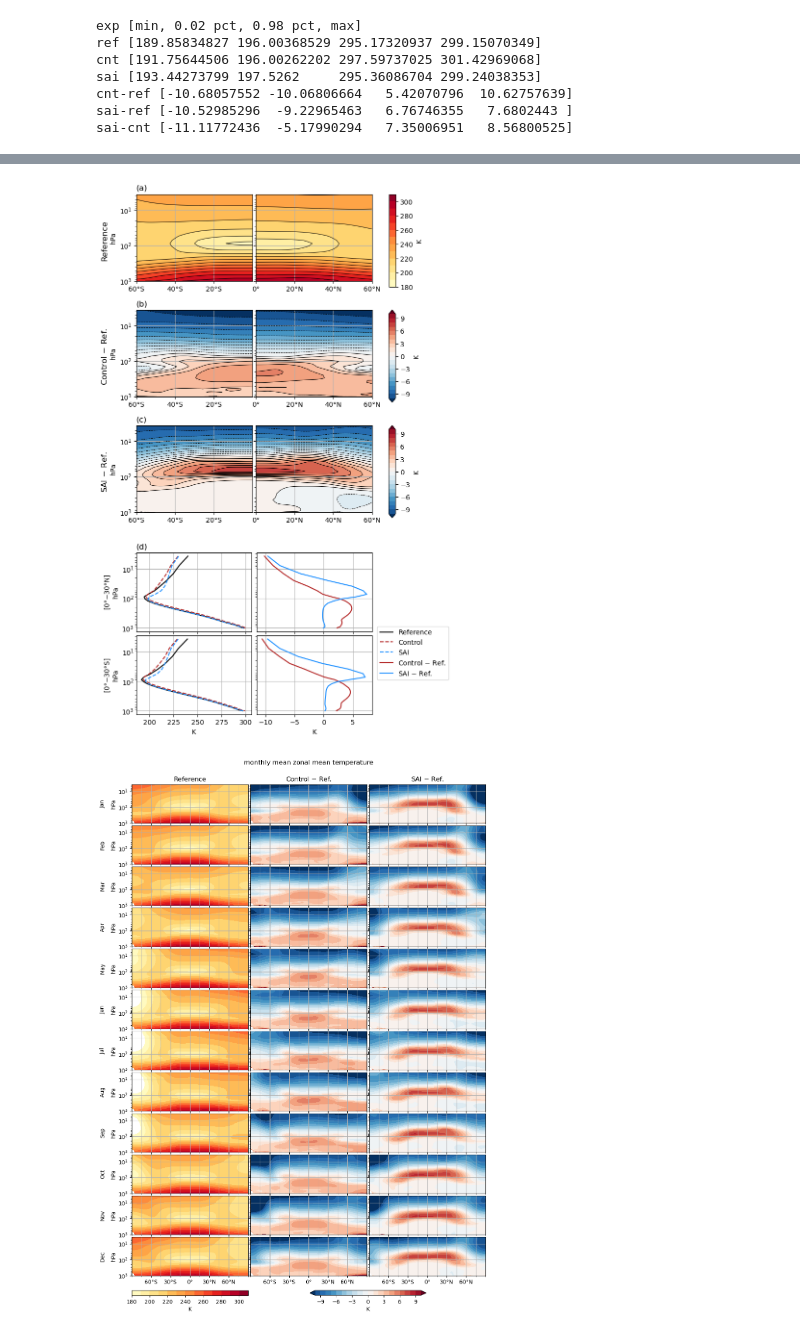
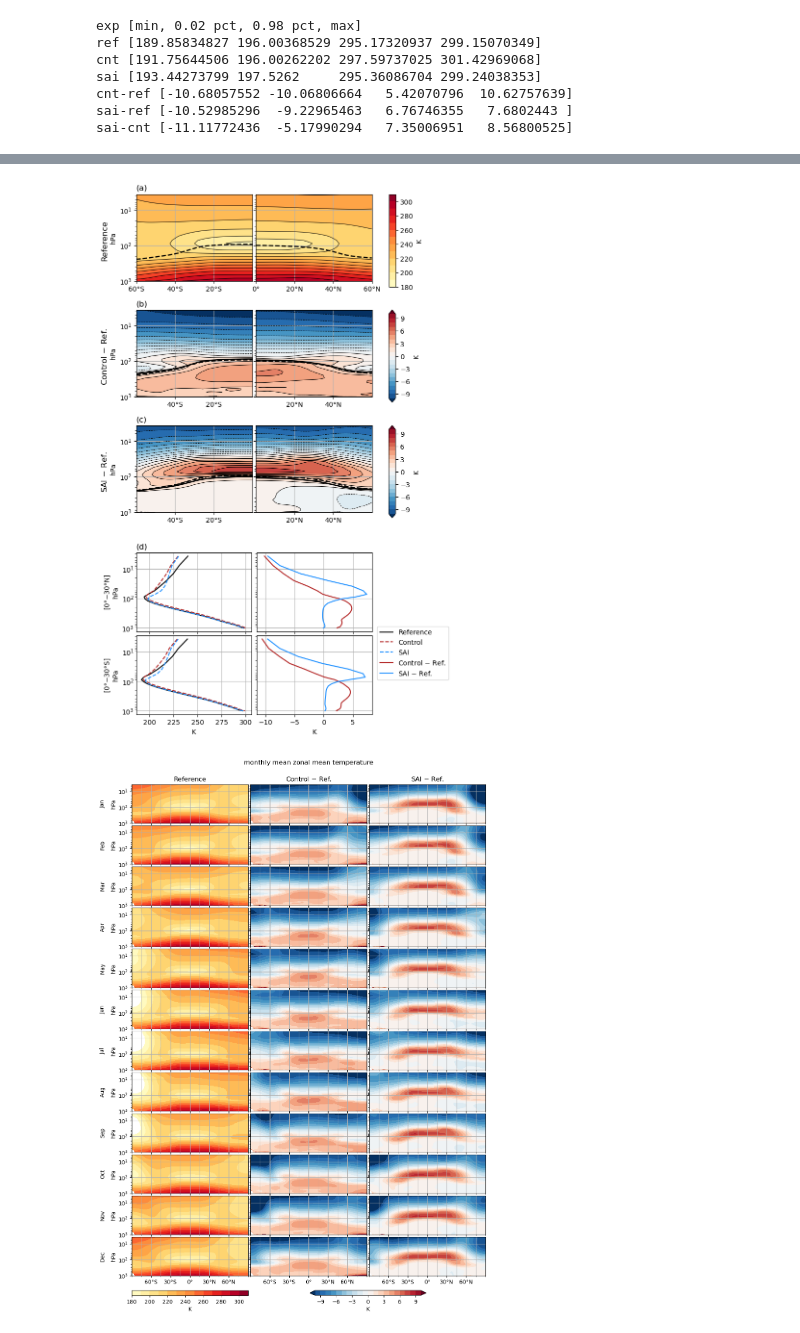
Before and after one commit to JdeJong96/TCs-under-SAI, a Jupyter notebook: analysis/notebooks/Tzm.ipynb, the cells around one changed output, grey strips where cells are left out. Saved outputs shown, nothing was run; the diff lists cells and outputs as text; code cells hidden in the pictures.

```diff
--- a/analysis/notebooks/Tzm.ipynb
+++ b/analysis/notebooks/Tzm.ipynb
@@ -12,6 +12,9 @@ MONTHS_NH = [6,7,8,9,10]  # NH TC season months [1: Jan - 12: Dec]
 MONTHS_SH = [1,2,3,4,5]   # SH TC season months
 # %%
 ds = xr.open_dataset(f'../jobs/{NAME}/data/{NAME}.nc')
+
+# for tropopause contours
+TROP_P = xr.open_dataset('../jobs/TROP_P/data/TROP_P.nc').TROP_P
 
 # add anomalies to datasets
 for exp in ['cnt-ref','sai-ref','sai-cnt']:
@@ -127,6 +143,8 @@ fig.savefig(f'../figures/{NAME}.annualmean.full.pdf', bbox_inches='tight', trans
 # %%
 data_NH = ds[NAME].sel(month=MONTHS_NH, lat=slice(0,60)).weighted(ds.dpm).mean('month')
 data_SH = ds[NAME].sel(month=MONTHS_SH, lat=slice(-60,0)).weighted(ds.dpm).mean('month')
+tpdata_NH = TROP_P.sel(month=MONTHS_NH, lat=slice(0,60)).weighted(ds.dpm).mean(('month','lon'))
+tpdata_SH = TROP_P.sel(month=MONTHS_SH, lat=slice(-60,0)).weighted(ds.dpm).mean(('month','lon'))
 
 cfdata = {
     'a': [data_NH.sel(exp='ref'), data_SH.sel(exp='ref')],
@@ -149,6 +167,8 @@ for i,mfig, in zip('abc', mapfigs.flatten()):
     cfb = axl.contourf(cfdata[i][1].lat, cfdata[i][1].plev/100, cfdata[i][1], **cfkwargs[i])
     cst = axr.contour(cfdata[i][0].lat, cfdata[i][0].plev/100, cfdata[i][0], levels=cft.levels, colors='k', linewidths=0.7)
     csb = axl.contour(cfdata[i][1].lat, cfdata[i][1].plev/100, cfdata[i][1], levels=cfb.levels, colors='k', linewidths=0.7)
+    axl.plot(tpdata_SH.lat, tpdata_SH.sel(exp='ref')/100, c='k', ls='--', lw=1.8)
+    axr.plot(tpdata_NH.lat, tpdata_NH.sel(exp='ref')/100, c='k', ls='--', lw=1.8)
     for ax in (axl, axr):
         ax.set_title('')
         ax.set_xlabel('')
@@ -164,6 +184,13 @@ for i,mfig, in zip('abc', mapfigs.flatten()):
     axl.set_title(f'({i})', loc='left')
     axl.set_ylabel('hPa')
     mfig.supylabel(supy[i])
+
+mapfigs[1].axes[0].plot(tpdata_SH.lat, tpdata_SH.sel(exp='cnt')/100, c='k', ls='-', lw=1.8)
+mapfigs[1].axes[1].plot(tpdata_NH.lat, tpdata_NH.sel(exp='cnt')/100, c='k', ls='-', lw=1.8)
+mapfigs[2].axes[0].plot(tpdata_SH.lat, tpdata_SH.sel(exp='sai')/100, c='k', ls='-', lw=1.8)
+mapfigs[2].axes[1].plot(tpdata_NH.lat, tpdata_NH.sel(exp='sai')/100, c='k', ls='-', lw=1.8)
+
+axl.plot(tpdata_SH.lat, tpdata_SH.sel(exp='ref')/100, c='k', ls='--', lw=1.8)
 
 axs = zmfig.subplots(2,2, sharey=True, sharex='col')
 zmfig.subplots_adjust(left=0.125, right=0.825, top=0.9, bottom=0.2, wspace=0.05, hspace=0.05)
@@ -185,34 +212,34 @@ zmfig.axes[2].plot(coldata_SH.sel(exp='ref'), coldata_SH.plev/100, c='k', label=
 zmfig.axes[2].plot(coldata_SH.sel(exp='cnt'), coldata_SH.plev/100, c='firebrick', ls='--', label='Control')
 zmfig.axes[2].plot(coldata_SH.sel(exp='sai'), coldata_SH.plev/100, c='dodgerblue', ls='--', label='SAI')
 
 zmfig.axes[3].plot(coldata_SH.sel(exp='cnt-ref'), coldata_SH.plev/100, c='firebrick', label='Control $-$ Ref.')
 zmfig.axes[3].plot(coldata_SH.sel(exp='sai-ref'), coldata_SH.plev/100, c='dodgerblue', label='SAI $-$ Ref.')
 
 han1, lab1 = zmfig.axes[0].get_legend_handles_labels()
 han2, lab2 = zmfig.axes[1].get_legend_handles_labels()
 zmfig.legend(han1+han2, lab1+lab2, loc=(0.84,0.35))
 
 axs[0,0].invert_yaxis()
 axs[0,0].set_yscale('log')
 
 
 zmfig.axes[0].set_title('(d)', loc='left')
 zmfig.axes[0].set_xlabel('')
 zmfig.axes[0].set_ylabel(r'[0°$-$30°N]'+'\nhPa')
 zmfig.axes[1].set_xlabel('')
 zmfig.axes[2].set_xlabel(cbarunit_rel)
 zmfig.axes[2].set_ylabel(r'[0°$-$30°S]'+'\nhPa')
 zmfig.axes[3].set_xlabel(cbarunit_rel)
 
 for ax in zmfig.axes:
     ax.yaxis.set_tick_params(length=0)
     # ax.set_title('')
     # ax.set_ylabel('')
     ax.grid()
 
 fig.savefig(f'../figures/{NAME}.TCseason.pdf', transparent=True, bbox_inches='tight')
 # %% [output]
-[figure, old version]
+[figure, new version]
 # %%
 data = ds[NAME]
 
```
Also changed, not shown: parts of 3 cells of this notebook, 4 other files.
